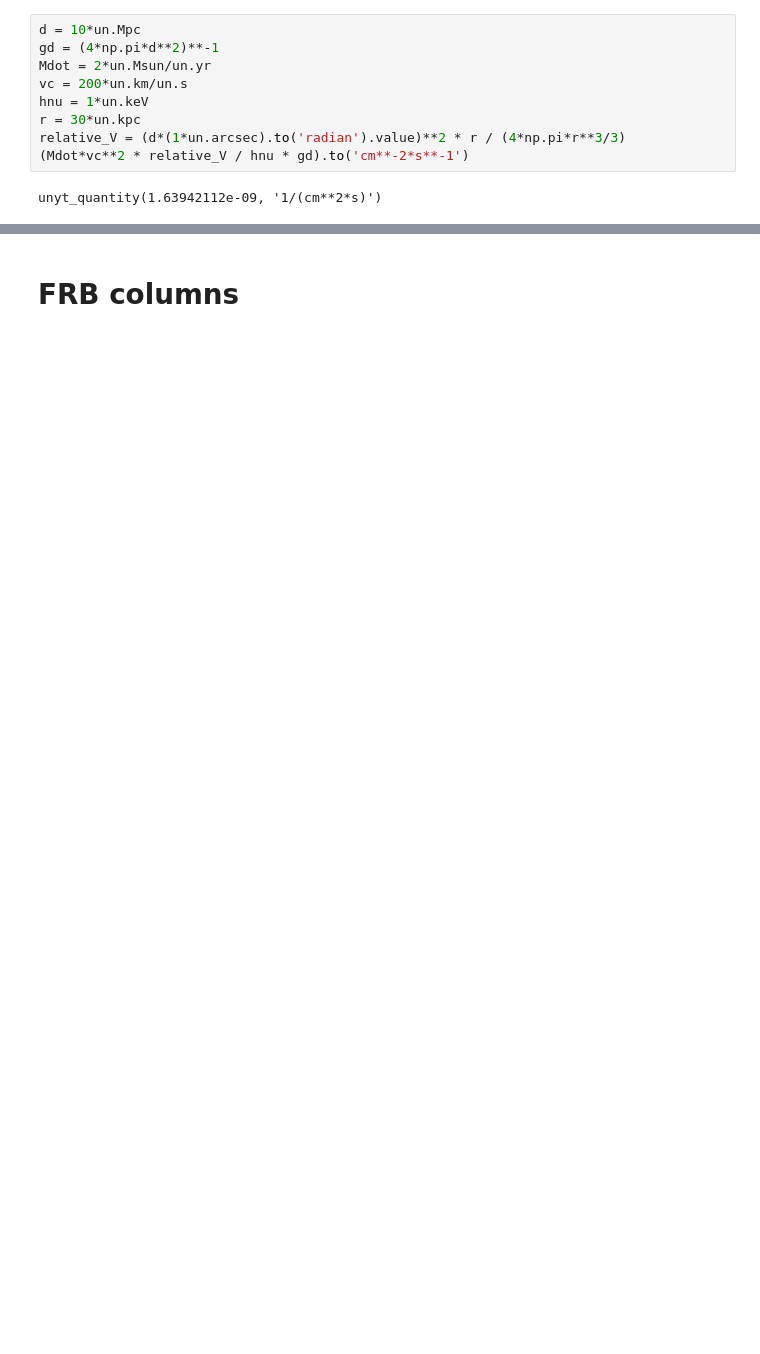
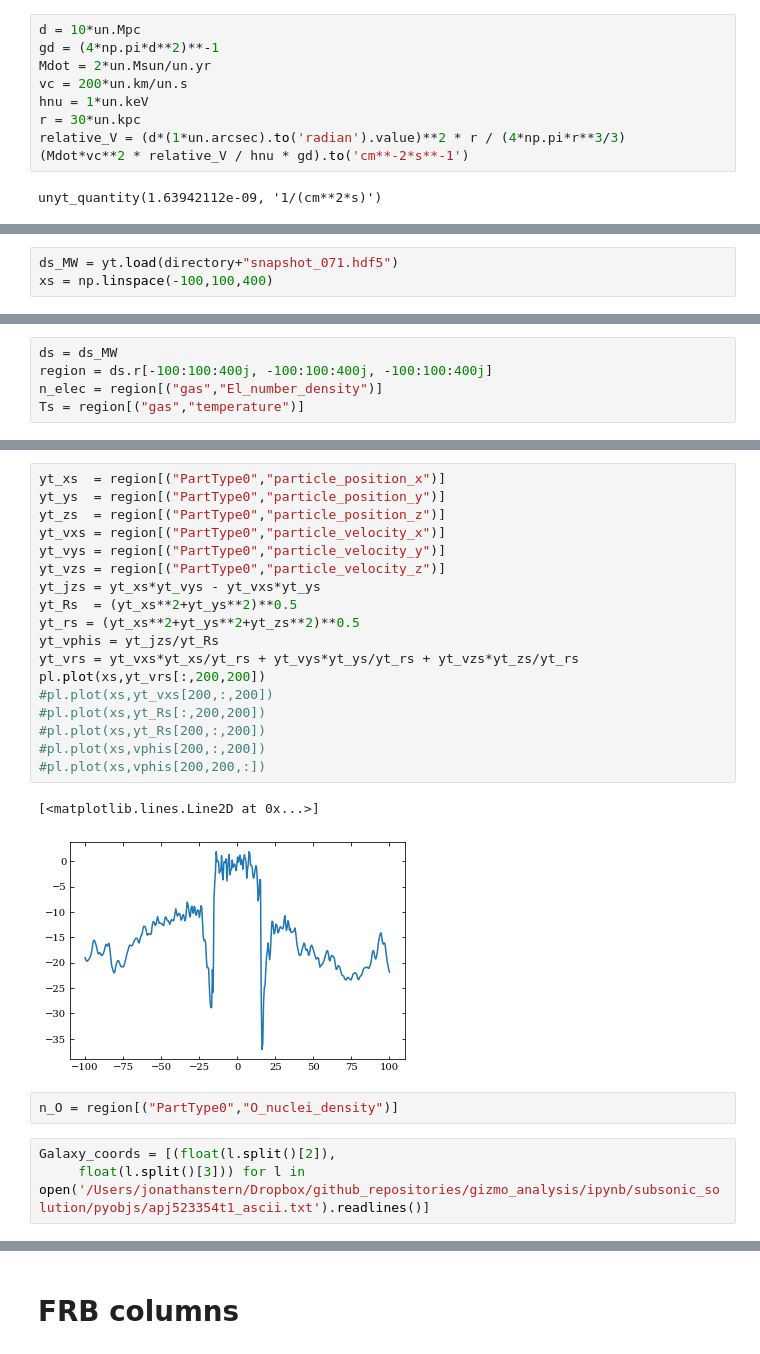
Before and after one commit to JonathanSternAstro/gizmo_analysis, a Jupyter notebook: ipynb/subsonic_solution/observables.ipynb, the cells around one changed output, grey strips where cells are left out. Cells and saved outputs as stored; diff of their text form; blank space fills up the shorter version.

```diff
--- a/ipynb/subsonic_solution/observables.ipynb
+++ b/ipynb/subsonic_solution/observables.ipynb
@@ -426,0 +449,3 @@ unyt_quantity(1.63942112e-09, '1/(cm**2*s)')
+# %%
+ds_MW = yt.load(directory+"snapshot_071.hdf5")
+xs = np.linspace(-100,100,400)
@@ -426,0 +467,5 @@ unyt_quantity(1.63942112e-09, '1/(cm**2*s)')
+# %%
+ds = ds_MW
+region = ds.r[-100:100:400j, -100:100:400j, -100:100:400j]
+n_elec = region[("gas","El_number_density")]
+Ts = region[("gas","temperature")]
@@ -426,0 +476,26 @@ unyt_quantity(1.63942112e-09, '1/(cm**2*s)')
+# %%
+yt_xs  = region[("PartType0","particle_position_x")]
+yt_ys  = region[("PartType0","particle_position_y")]
+yt_zs  = region[("PartType0","particle_position_z")]
+yt_vxs = region[("PartType0","particle_velocity_x")]
+yt_vys = region[("PartType0","particle_velocity_y")]
+yt_vzs = region[("PartType0","particle_velocity_z")]
+yt_jzs = yt_xs*yt_vys - yt_vxs*yt_ys
+yt_Rs  = (yt_xs**2+yt_ys**2)**0.5
+yt_rs = (yt_xs**2+yt_ys**2+yt_zs**2)**0.5
+yt_vphis = yt_jzs/yt_Rs
+yt_vrs = yt_vxs*yt_xs/yt_rs + yt_vys*yt_ys/yt_rs + yt_vzs*yt_zs/yt_rs
+pl.plot(xs,yt_vrs[:,200,200])
+#pl.plot(xs,yt_vxs[200,:,200])
+#pl.plot(xs,yt_Rs[:,200,200])
+#pl.plot(xs,yt_Rs[200,:,200])
+#pl.plot(xs,vphis[200,:,200])
+#pl.plot(xs,vphis[200,200,:])
+# %% [output]
+[<matplotlib.lines.Line2D at 0x...>]
+[figure, added]
+# %%
+n_O = region[("PartType0","O_nuclei_density")]
+# %%
+Galaxy_coords = [(float(l.split()[2]),
+     float(l.split()[3])) for l in open('/Users/jonathanstern/Dropbox/github_repositories/gizmo_analysis/ipynb/subsonic_solution/pyobjs/apj523354t1_ascii.txt').readlines()]
```
Also changed, not shown: parts of 49 cells of this notebook, 7 other files.
